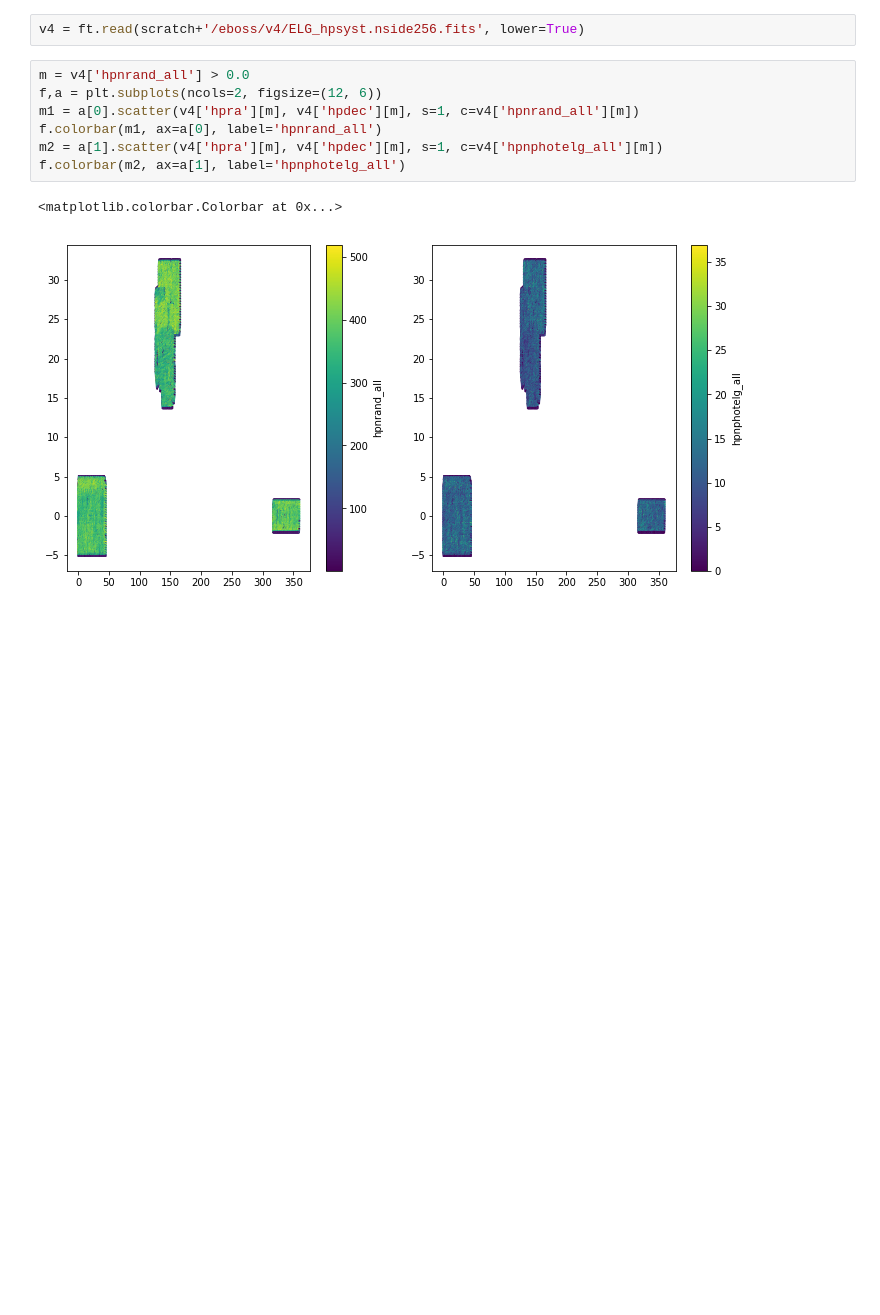
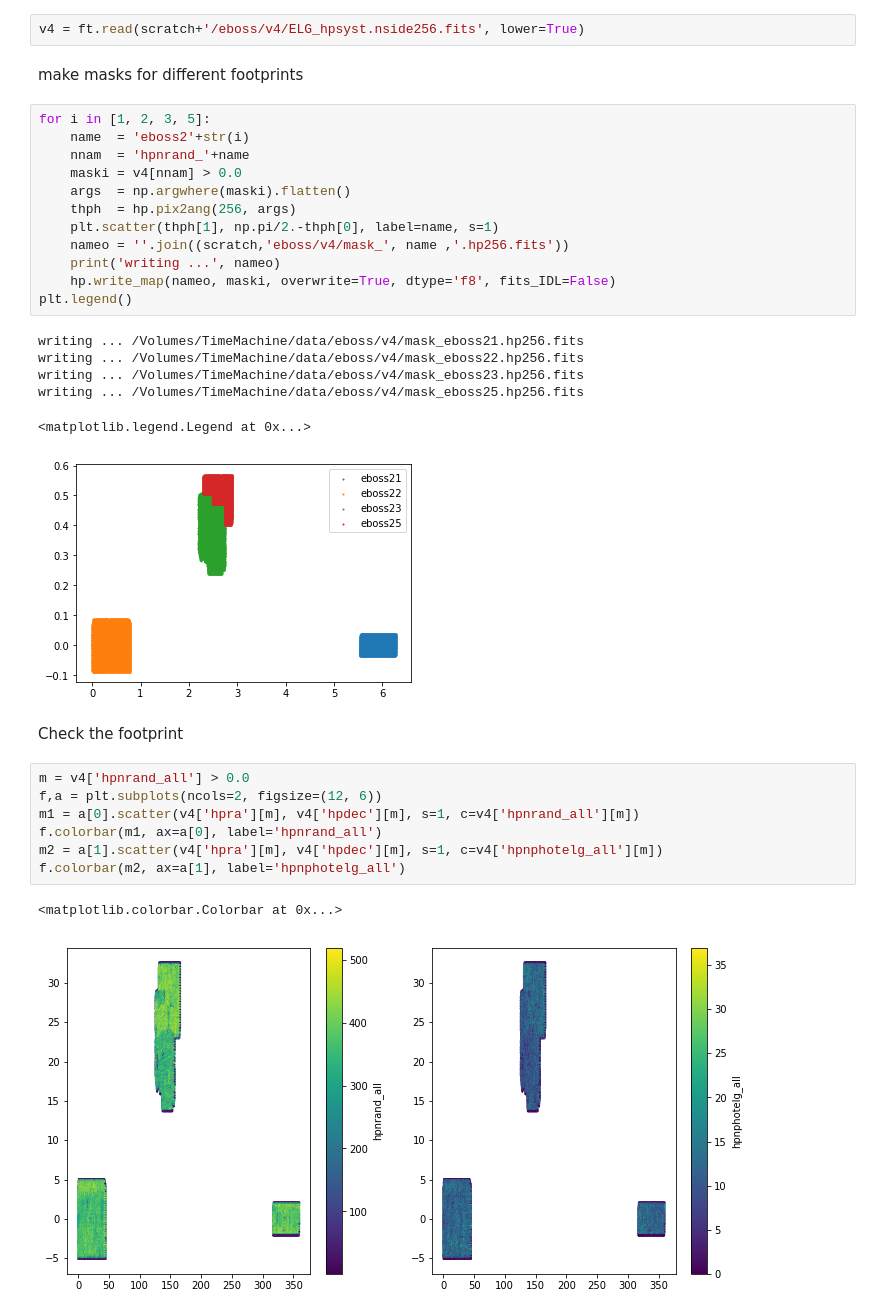
Before and after one commit to mehdirezaie/eboss, a Jupyter notebook: eboss-v5/eBOSS_v4_prepare_data.ipynb, the cells around one changed output. Saved outputs shown, nothing was run; the diff lists cells and outputs as text; blank space fills up the shorter version.

```diff
--- a/eBOSS_v4_prepare_data.ipynb
+++ b/eboss-v5/eBOSS_v4_prepare_data.ipynb
@@ -35,5 +44,28 @@ ELG_hpsyst.nside256.fits
 # %%
 v4 = ft.read(scratch+'/eboss/v4/ELG_hpsyst.nside256.fits', lower=True)
+# %% [markdown]
+make masks for different footprints
+# %%
+for i in [1, 2, 3, 5]:
+    name  = 'eboss2'+str(i)
+    nnam  = 'hpnrand_'+name
+    maski = v4[nnam] > 0.0
+    args  = np.argwhere(maski).flatten()
+    thph  = hp.pix2ang(256, args)
+    plt.scatter(thph[1], np.pi/2.-thph[0], label=name, s=1)
+    nameo = ''.join((scratch,'eboss/v4/mask_', name ,'.hp256.fits'))
+    print('writing ...', nameo)
+    hp.write_map(nameo, maski, overwrite=True, dtype='f8', fits_IDL=False)
+plt.legend()
+# %% [output]
+writing ... /Volumes/TimeMachine/data/eboss/v4/mask_eboss21.hp256.fits
+writing ... /Volumes/TimeMachine/data/eboss/v4/mask_eboss22.hp256.fits
+writing ... /Volumes/TimeMachine/data/eboss/v4/mask_eboss23.hp256.fits
+writing ... /Volumes/TimeMachine/data/eboss/v4/mask_eboss25.hp256.fits
+<matplotlib.legend.Legend at 0x...>
+[figure, added]
+# %% [markdown]
+Check the footprint
 # %%
 m = v4['hpnrand_all'] > 0.0
 f,a = plt.subplots(ncols=2, figsize=(12, 6))
```
Also changed, not shown: parts of 2 cells of this notebook, 12 other files.
